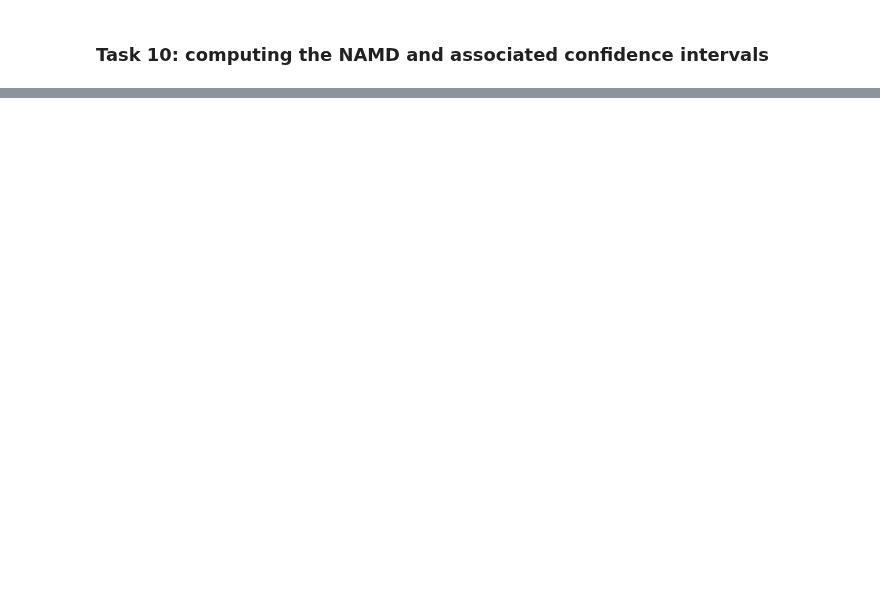
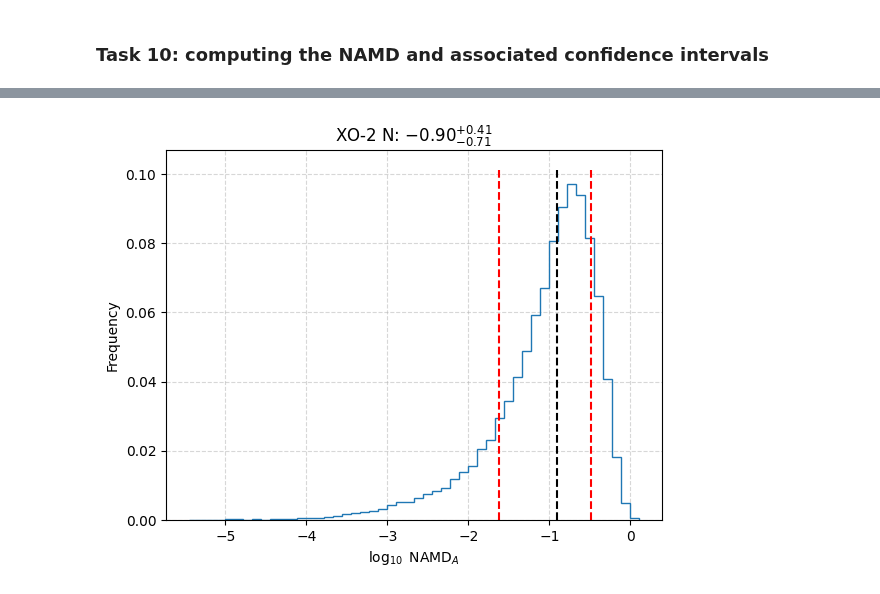
Before and after one commit to abocchieri/ExoNAMD, a Jupyter notebook: notebooks/api.ipynb, the cells around one changed output, grey strips where cells are left out. Cells and saved outputs as stored; diff of their text form; code cells hidden in the pictures; blank space fills up the shorter version.

```diff
--- a/notebooks/api.ipynb
+++ b/notebooks/api.ipynb
@@ -327,0 +343,12 @@ simple_plot(
+# %%
+retval = solve_namd_mc(host, kind="abs", Npt=Npt, threshold=threshold, full=True)
+
+simple_plot(
+    data=retval,
+    kind="abs",
+    title=hostname,
+    which="namd",
+    scale="log",
+)
+# %% [output]
+[figure, added]
```
Also changed, not shown: parts of 8 cells of this notebook.
